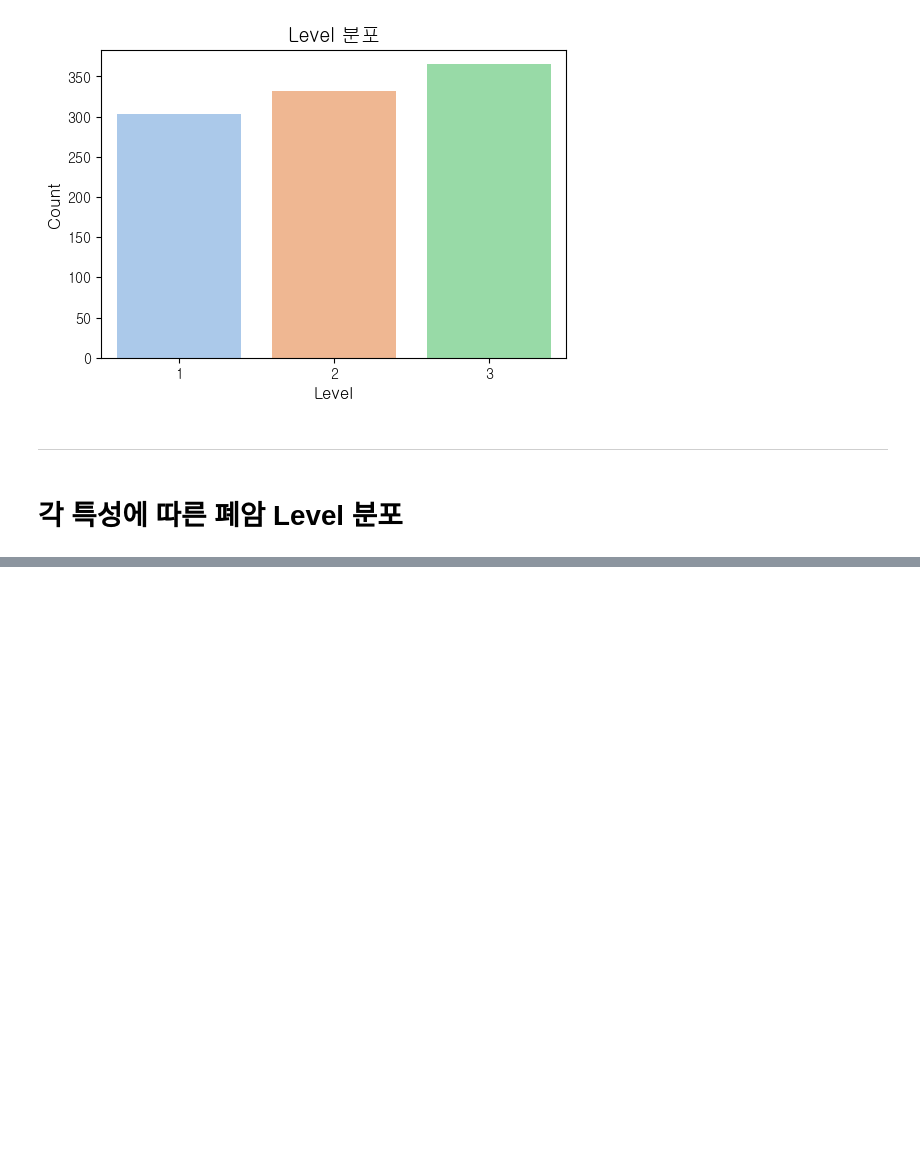
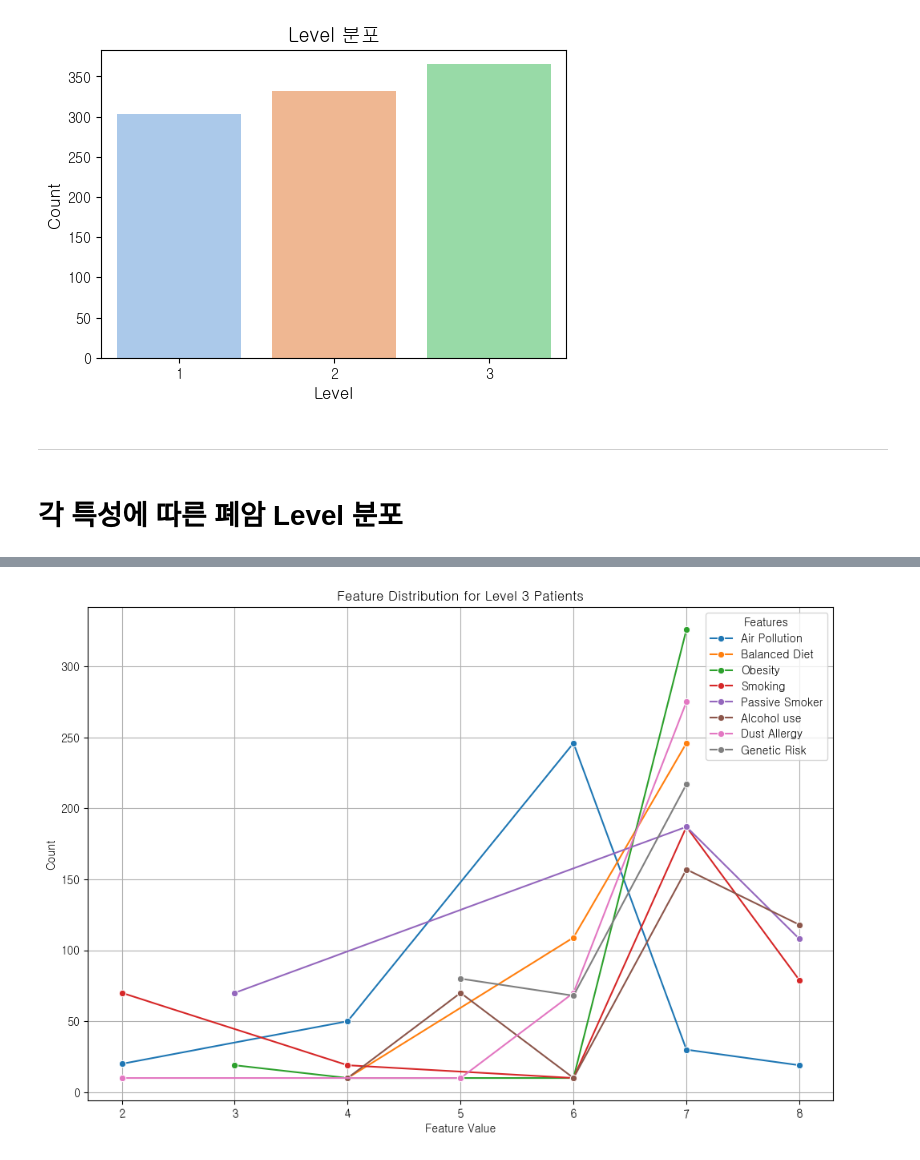
Before and after one commit to encore-SKN11/ML-3Team, a Jupyter notebook: eda.ipynb, the cells around one changed output, grey strips where cells are left out. Cells and saved outputs as stored; diff of their text form; code cells hidden in the pictures; blank space fills up the shorter version.

```diff
--- a/eda.ipynb
+++ b/eda.ipynb
@@ -470,0 +477,22 @@ plt.show()
+# %%
+# Level 3인 환자 필터링
+lv_3 = related_df[related_df['Level'] == 3]
+
+# 시각화할 컬럼들
+columns_to_plot = ['Air Pollution', 'Balanced Diet', 'Obesity', 'Smoking', 'Passive Smoker', 'Alcohol use', 'Dust Allergy', 'Genetic Risk']
+
+# 하나의 그래프로 모든 컬럼 시각화
+plt.figure(figsize=(12, 8))
+for col in columns_to_plot:
+    value_counts = lv_3[col].value_counts().sort_index()
+    sns.lineplot(x=value_counts.index, y=value_counts.values, marker='o', label=col)
+
+plt.title('Feature Distribution for Level 3 Patients')
+plt.xlabel('Feature Value')
+plt.ylabel('Count')
+plt.xticks(rotation=5)
+plt.legend(title='Features')
+plt.grid(True)
+plt.show()
+# %% [output]
+[figure, added]
```
Also changed, not shown: parts of 2 cells of this notebook, 1 other file.
